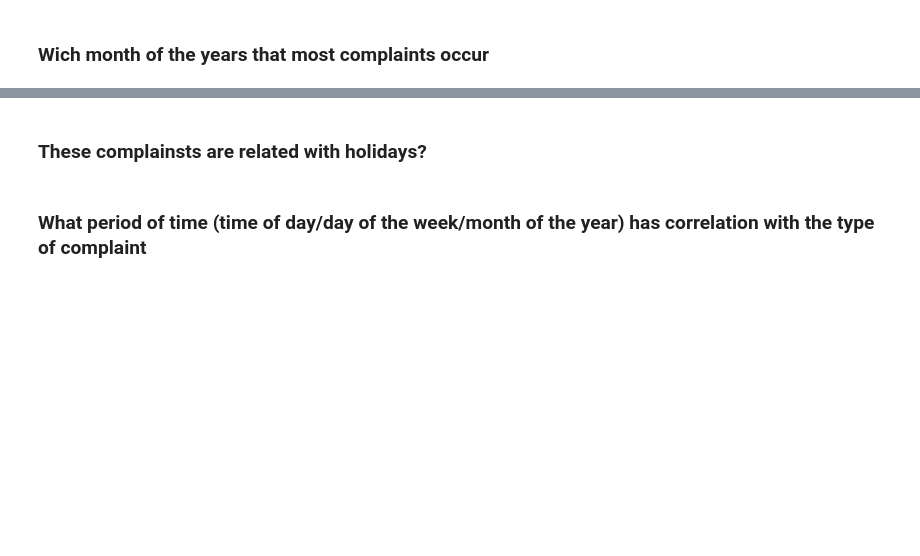
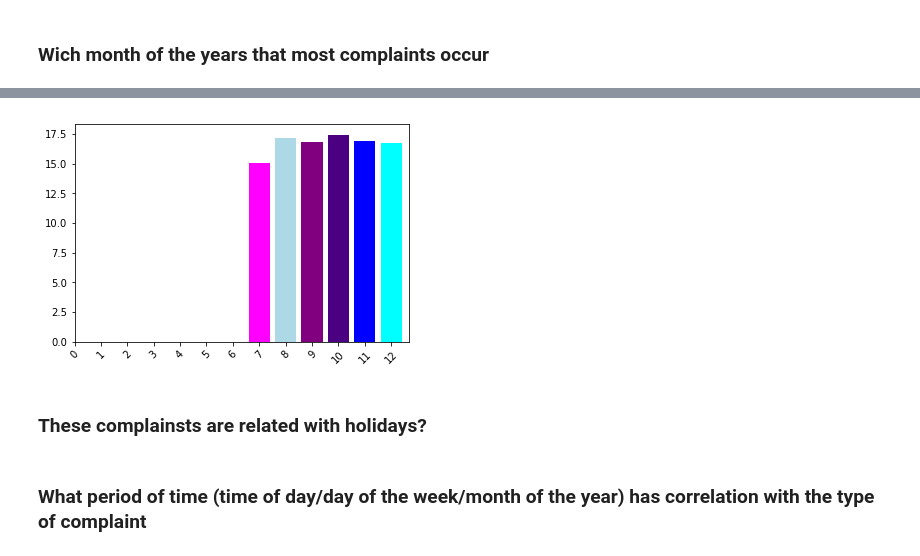
Before and after one commit to marco-olimpio/ufrn, a Jupyter notebook: EEC2006/1_CrimeProject/Finding crime patterns in Montgomery County.ipynb, the cells around one changed output, grey strips where cells are left out. Saved outputs shown, nothing was run; the diff lists cells and outputs as text; code cells hidden in the pictures; blank space fills up the shorter version.

```diff
--- a/EEC2006/1_CrimeProject/Finding crime patterns in Montgomery County.ipynb
+++ b/EEC2006/1_CrimeProject/Finding crime patterns in Montgomery County.ipynb
@@ -363,0 +547,37 @@ print(str(value_percentage) + '% of the total crimes')
+# %%
+
+month_of_the_year = datetime.dt.month
+
+result_month = month_of_the_year.value_counts()
+
+print('October is the month more likely to happen a crime with a probability of '+ str((result_month[10]/23369)*100)+'%')
+number_of_crimes = sum(result_month)
+print('Total number of complaints: ' + str(number_of_crimes))
+result_month.to_frame
+#result_month.rename('teste')
+#result_month['Percentage'] = 0.00
+#result_month['Dispatch Date / Time']
+#result_month['Percentage'] = (result_month['Dispatch Date / Time']/number_of_crimes)*100
+result_month.describe
+#(result_month/result_month.sum)*100
+
+fig1, ax1 = plt.subplots()
+
+ind = np.arange(0, 13)
+Oct = plt.bar(10,height=(result_month[10]/23369)*100,color='indigo')
+Aug = plt.bar(8,height=(result_month[8]/23369)*100,color='lightblue')
+Nov = plt.bar(11,height=(result_month[11]/23369)*100,color='blue')
+Sep = plt.bar(9,height=(result_month[9]/23369)*100,color='purple')
+Dec = plt.bar(12,height=(result_month[12]/23369)*100,color='cyan')
+Jul = plt.bar(7,height=(result_month[7]/23369)*100,color='magenta')
+
+ax.set_xticks(ind)
+ax.set_xticklabels(['January','February','March','April','May','June','July','August','September','October','November','December'])
+ax.set_ylim([0, 20])
+plt.xticks(ind,rotation='45')
+#plt.xlabel.
+ax.set_ylabel('Percentage')
+ax.set_title('Number of crimes per month of the year')
+
+plt.show()
+# %% [output]
@@ -364,3 +601,4 @@ print(str(value_percentage) + '% of the total crimes')
+[figure, added]
 # %% [markdown]
 <h3>These complainsts are related with holidays?</h3>
 # %%
```
Also changed, not shown: parts of 29 cells of this notebook, 2 other files.
